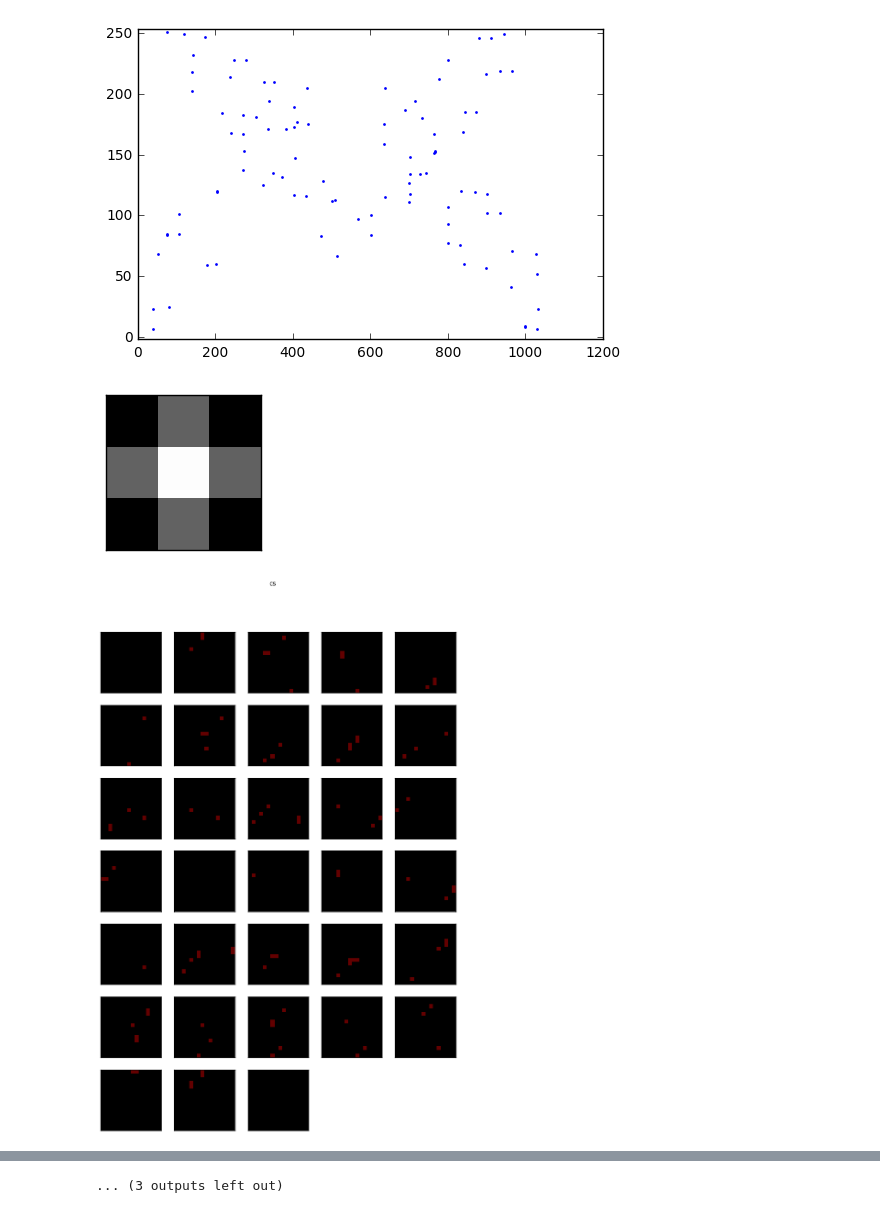
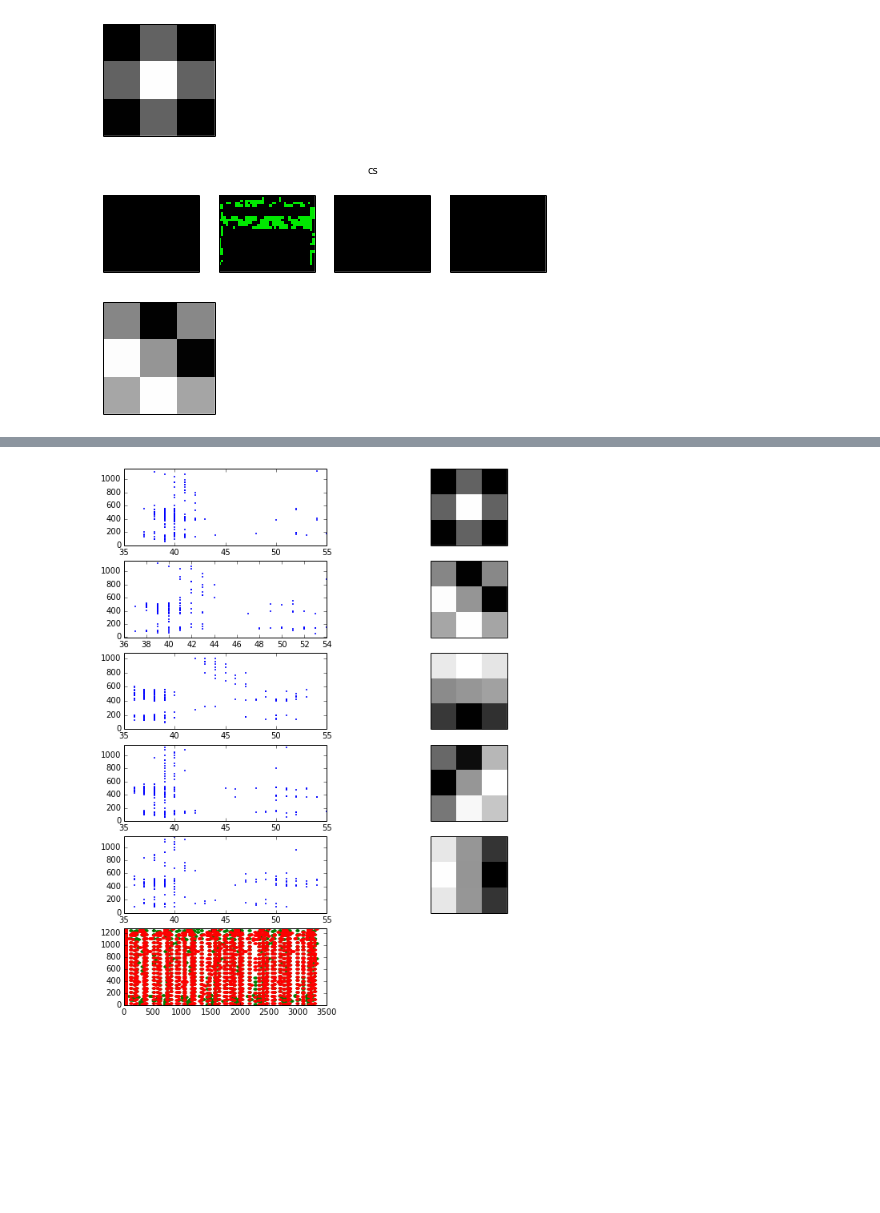
Before and after one commit to rjames91/play_vis, a Jupyter notebook: test_LGN.ipynb, the cells around one changed output, grey strips where cells are left out. Drawn from its saved outputs; the diff is of its cells as text; code cells hidden in the pictures; blank space fills up the shorter version.

```diff
--- a/test_LGN.ipynb
+++ b/test_LGN.ipynb
@@ -80 +94,21 @@ def plot_out_spikes(on_spikes, off_spikes, img_w, img_h,
+# %%
+# img_w, img_h = 160, 128
+img_w, img_h = 40, 32
+num_neurons = img_w*img_h*2
+fps = 30
+frames = 3
+thresh = 25
+deg = 135
+dx = 1.
+'''spikes_pol_MERGED_enc_RATE_
+   thresh_25_hist_99_
+   inh_False___
+   64_frames_at_
+   30fps_
+   32x32_res_spikes
+'''
+on_time_ms  = int( frames*(1000./fps) )
+ftime_ms    = int( 1000./fps )
+off_time_ms = 0
+start_time  = 10
 # %%
@@ -127,5 +159,5 @@ plt.show()
 # %%
-w2s = 1.7
+w2s = 1.6
 sim.setup(timestep=1., max_delay=12., min_delay=1.)
 
 cam, ssa_cam, prj_cam = setup_cam_pop(sim, spikes,
@@ -139,8 +171,8 @@ cfg = {'record': {'voltages': False,
 mode = dvs_modes[MERGED]
 retina = Retina(sim, cam, img_w, img_h, mode, cfg=cfg)
 lgn = LGN(sim, retina, img_w, img_h, cfg=cfg)
-run_time = 2500
-sim.run(2500)
+run_time = on_time_ms
+sim.run(run_time)
 
 out_spks = {}
 for k in retina.pops.keys():
@@ -208,22 +260,18 @@ for p in out_spks['on'].keys():
 # %%
 for k in lgn_spks.keys():
-    fig = plt.figure()
-    plot_output_spikes(lgn_spks[k])
-    plt.show()
     if k == 'cs':
         krn = retina.cs
     else:
         krn = retina.gab[k]
     fig = plt.figure(figsize=(2,2))
     ax = plt.subplot(1,1,1)
     my_imshow(ax, krn)
     plt.show()
-    plot_out_spikes(lgn_spks[k],
-                    [],
+    plot_out_spikes(lgn_spks[k], [],
                     img_w, img_h,
                     on_time_ms, ftime_ms, thresh=25,
                     title="%s"%(k))
 # %% [output]
-[figure, old version]
+[figure, new version]
-[figure, old version]
+[figure, new version]
-[figure, old version]
+[figure, new version]
@@ -239 +285,26 @@ for k in lgn_spks.keys():
-... (3 outputs left out)
+# %%
+fig = plt.figure(figsize=(10, 12))
+i = 0
+for k in lgn_spks.keys():
+    if k == 'cs':
+        krn = retina.cs
+    else:
+        krn = retina.gab[k]
+
+    i += 1
+    ax = plt.subplot(6,2,i)
+    plot_output_spikes(lgn_spks[k], color='b')
+
+    i += 1
+    ax = plt.subplot(6,2,i)
+    my_imshow(ax, krn)
+
+i += 1
+
+ax = plt.subplot(6,2,i)
+plot_spikes(spikes[:img_w*img_h], color='g')
+plot_spikes(spikes[img_w*img_h:2*img_w*img_h], color='r')
+plt.savefig('lgn_pres01.png', dpi=150)
+plt.show()
+# %% [output]
+[figure, added]
```
Also changed, not shown: parts of 5 cells of this notebook, 7 other files.
